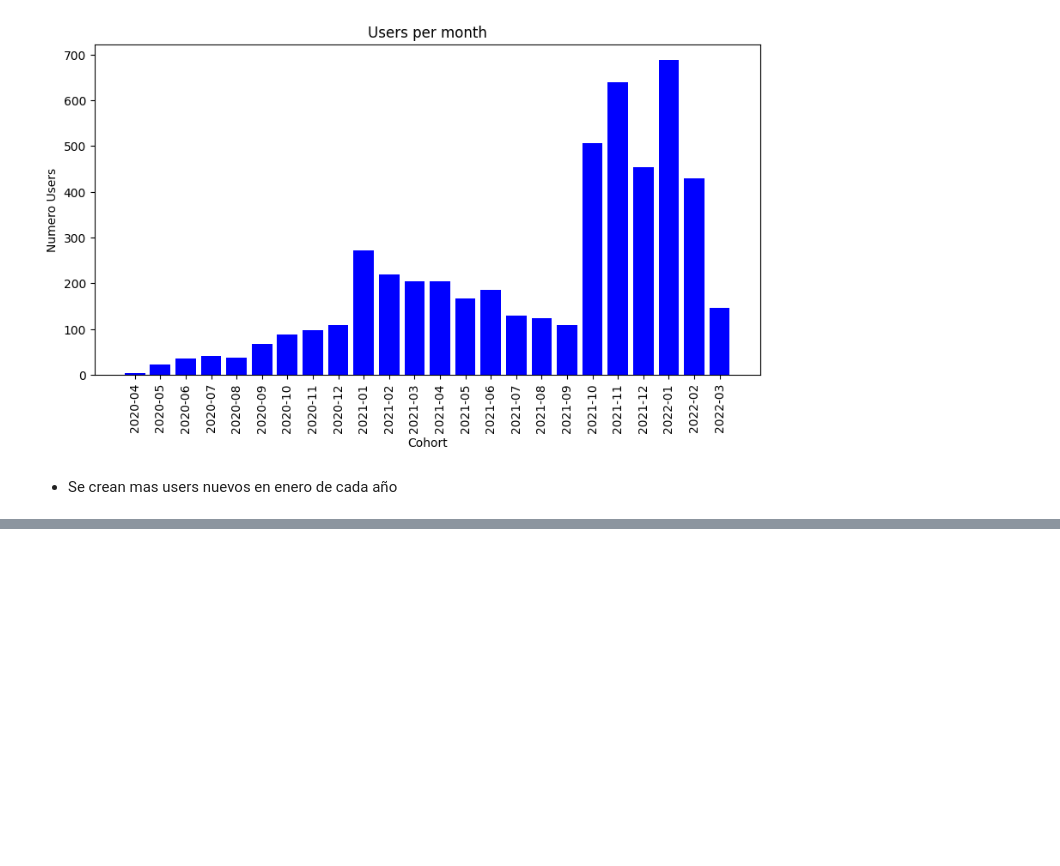
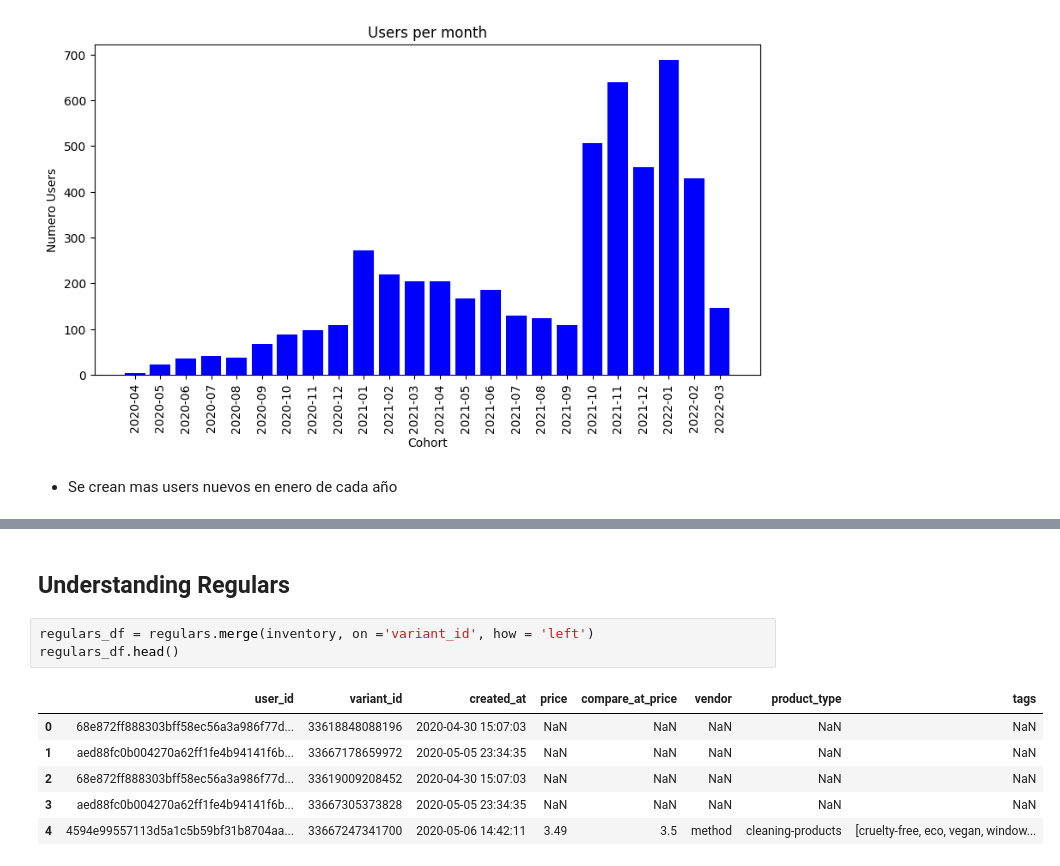
Before and after one commit to pamalo9/zrive-ds, a Jupyter notebook: src/module_2/EDA.ipynb, the cells around one changed output, grey strips where cells are left out. Cells and saved outputs as stored; diff of their text form; blank space fills up the shorter version.

```diff
--- a/src/module_2/EDA.ipynb
+++ b/src/module_2/EDA.ipynb
@@ -288,0 +292,12 @@ plt.show()
+# %% [markdown]
+## Understanding Regulars
+# %%
+regulars_df = regulars.merge(inventory, on ='variant_id', how = 'left')
+regulars_df.head()
+# %% [output]
+|  | user_id | variant_id | created_at | price | compare_at_price | vendor | product_type | tags |
+| 0 | 68e872ff888303bff58ec56a3a986f77d... | 33618848088196 | 2020-04-30 15:07:03 | NaN | NaN | NaN | NaN | NaN |
+| 1 | aed88fc0b004270a62ff1fe4b94141f6b... | 33667178659972 | 2020-05-05 23:34:35 | NaN | NaN | NaN | NaN | NaN |
+| 2 | 68e872ff888303bff58ec56a3a986f77d... | 33619009208452 | 2020-04-30 15:07:03 | NaN | NaN | NaN | NaN | NaN |
+| 3 | aed88fc0b004270a62ff1fe4b94141f6b... | 33667305373828 | 2020-05-05 23:34:35 | NaN | NaN | NaN | NaN | NaN |
+| 4 | 4594e99557113d5a1c5b59bf31b8704aa... | 33667247341700 | 2020-05-06 14:42:11 | 3.49 | 3.5 | method | cleaning-products | [cruelty-free, eco, vegan, window... |
```
Also changed, not shown: parts of 8 cells of this notebook.
